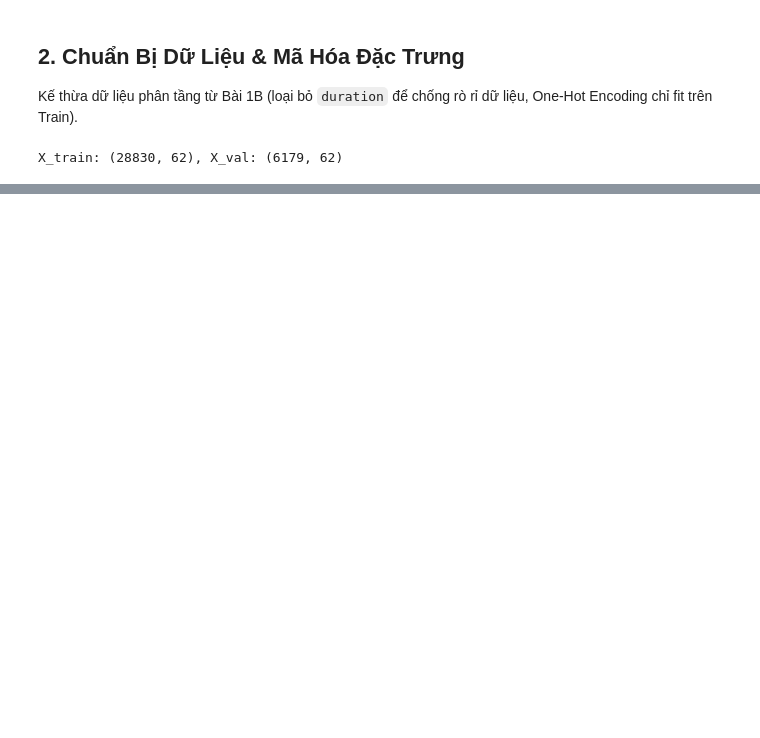
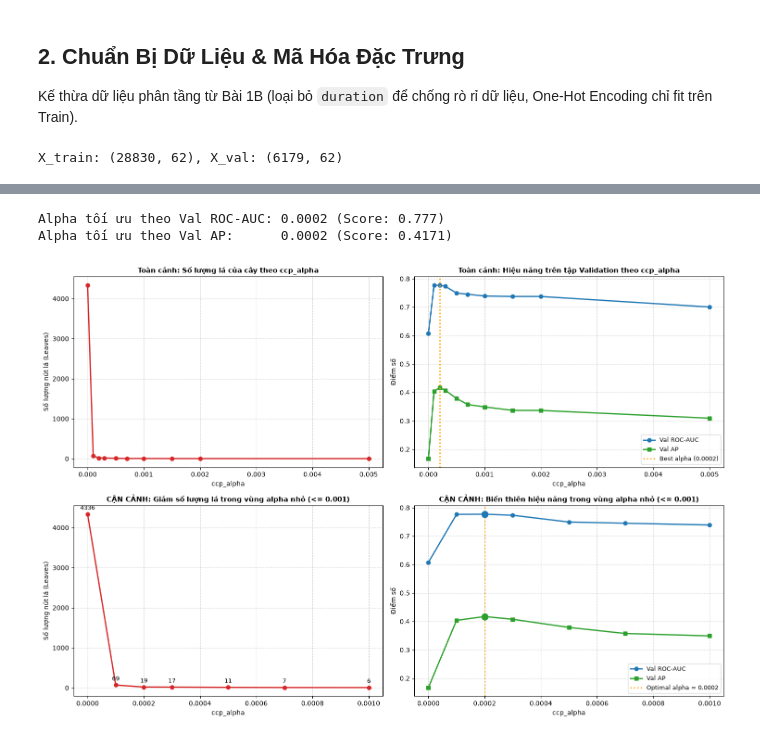
Before and after one commit to vohuunghiaah/bank-marketing-ml-lab, a Jupyter notebook: notebooks/01d_regularization_pruning.ipynb, the cells around one changed output, grey strips where cells are left out. Saved outputs shown, nothing was run; the diff lists cells and outputs as text; code cells hidden in the pictures; blank space fills up the shorter version.

```diff
--- a/notebooks/01d_regularization_pruning.ipynb
+++ b/notebooks/01d_regularization_pruning.ipynb
@@ -217,0 +231,64 @@ plt.show()
+# %%
+# Trích xuất tự động cấu hình alpha tối ưu từ bảng kết quả
+best_idx_auc = post_df["Val ROC-AUC"].idxmax()
+best_alpha_auc = post_df.loc[best_idx_auc, "ccp_alpha"]
+best_val_auc = post_df.loc[best_idx_auc, "Val ROC-AUC"]
+
+best_idx_ap = post_df["Val AP"].idxmax()
+best_alpha_ap = post_df.loc[best_idx_ap, "ccp_alpha"]
+best_val_ap = post_df.loc[best_idx_ap, "Val AP"]
+
+print(f"Alpha tối ưu theo Val ROC-AUC: {best_alpha_auc} (Score: {best_val_auc})")
+print(f"Alpha tối ưu theo Val AP:      {best_alpha_ap} (Score: {best_val_ap})")
+
+# Tạo lưới biểu đồ 2 hàng x 2 cột
+fig, axes = plt.subplots(2, 2, figsize=(15, 10))
+
+# Hàng 1 - Trái: Toàn cảnh số lượng lá theo alpha (0 đến 0.005)
+axes[0, 0].plot(post_df["ccp_alpha"], post_df["Số lá (Leaves)"], marker="o", color="#d62728", linewidth=2)
+axes[0, 0].set_title("Toàn cảnh: Số lượng lá của cây theo ccp_alpha", fontsize=11, fontweight="bold")
+axes[0, 0].set_xlabel("ccp_alpha", fontsize=10)
+axes[0, 0].set_ylabel("Số lượng nút lá (Leaves)", fontsize=10)
+axes[0, 0].grid(True, linestyle="--", alpha=0.5)
+
+# Hàng 1 - Phải: Toàn cảnh hiệu năng ROC-AUC và AP theo alpha (0 đến 0.005)
+axes[0, 1].plot(post_df["ccp_alpha"], post_df["Val ROC-AUC"], marker="o", label="Val ROC-AUC", color="#1f77b4", linewidth=2)
+axes[0, 1].plot(post_df["ccp_alpha"], post_df["Val AP"], marker="s", label="Val AP", color="#2ca02c", linewidth=2)
+axes[0, 1].axvline(x=best_alpha_auc, color="orange", linestyle=":", linewidth=2, label=f"Best alpha ({best_alpha_auc})")
+axes[0, 1].set_title("Toàn cảnh: Hiệu năng trên tập Validation theo ccp_alpha", fontsize=11, fontweight="bold")
+axes[0, 1].set_xlabel("ccp_alpha", fontsize=10)
+axes[0, 1].set_ylabel("Điểm số", fontsize=10)
+axes[0, 1].grid(True, linestyle="--", alpha=0.5)
+axes[0, 1].legend(fontsize=9)
+
+# Hàng 2: Phóng to (Zoom-in) vùng alpha nhỏ <= 0.001
+zoom_df = post_df[post_df["ccp_alpha"] <= 0.001]
+
+# Hàng 2 - Trái: Cận cảnh số lá trong vùng alpha nhỏ
+axes[1, 0].plot(zoom_df["ccp_alpha"], zoom_df["Số lá (Leaves)"], marker="o", color="#d62728", linewidth=2)
+for _, row in zoom_df.iterrows():
+    axes[1, 0].annotate(f"{int(row['Số lá (Leaves)'])}", (row["ccp_alpha"], row["Số lá (Leaves)"]),
+                        textcoords="offset points", xytext=(0, 7), ha="center", fontsize=9)
+axes[1, 0].set_title("CẬN CẢNH: Giảm số lượng lá trong vùng alpha nhỏ (<= 0.001)", fontsize=11, fontweight="bold")
+axes[1, 0].set_xlabel("ccp_alpha", fontsize=10)
+axes[1, 0].set_ylabel("Số lượng nút lá (Leaves)", fontsize=10)
+axes[1, 0].grid(True, linestyle="--", alpha=0.5)
+
+# Hàng 2 - Phải: Cận cảnh hiệu năng Val ROC-AUC và Val AP trong vùng alpha nhỏ
+axes[1, 1].plot(zoom_df["ccp_alpha"], zoom_df["Val ROC-AUC"], marker="o", label="Val ROC-AUC", color="#1f77b4", linewidth=2)
+axes[1, 1].plot(zoom_df["ccp_alpha"], zoom_df["Val AP"], marker="s", label="Val AP", color="#2ca02c", linewidth=2)
+axes[1, 1].axvline(x=best_alpha_auc, color="orange", linestyle=":", linewidth=2, label=f"Optimal alpha = {best_alpha_auc}")
+axes[1, 1].scatter([best_alpha_auc], [best_val_auc], color="#1f77b4", s=100, zorder=5)
+axes[1, 1].scatter([best_alpha_ap], [best_val_ap], color="#2ca02c", s=100, zorder=5)
+axes[1, 1].set_title("CẬN CẢNH: Biến thiên hiệu năng trong vùng alpha nhỏ (<= 0.001)", fontsize=11, fontweight="bold")
+axes[1, 1].set_xlabel("ccp_alpha", fontsize=10)
+axes[1, 1].set_ylabel("Điểm số", fontsize=10)
+axes[1, 1].grid(True, linestyle="--", alpha=0.5)
+axes[1, 1].legend(fontsize=9)
+
+plt.tight_layout()
+plt.show()
+# %% [output]
+Alpha tối ưu theo Val ROC-AUC: 0.0002 (Score: 0.777)
+Alpha tối ưu theo Val AP:      0.0002 (Score: 0.4171)
+[figure, added]
```
Also changed, not shown: parts of 15 cells of this notebook, 1 other file.
